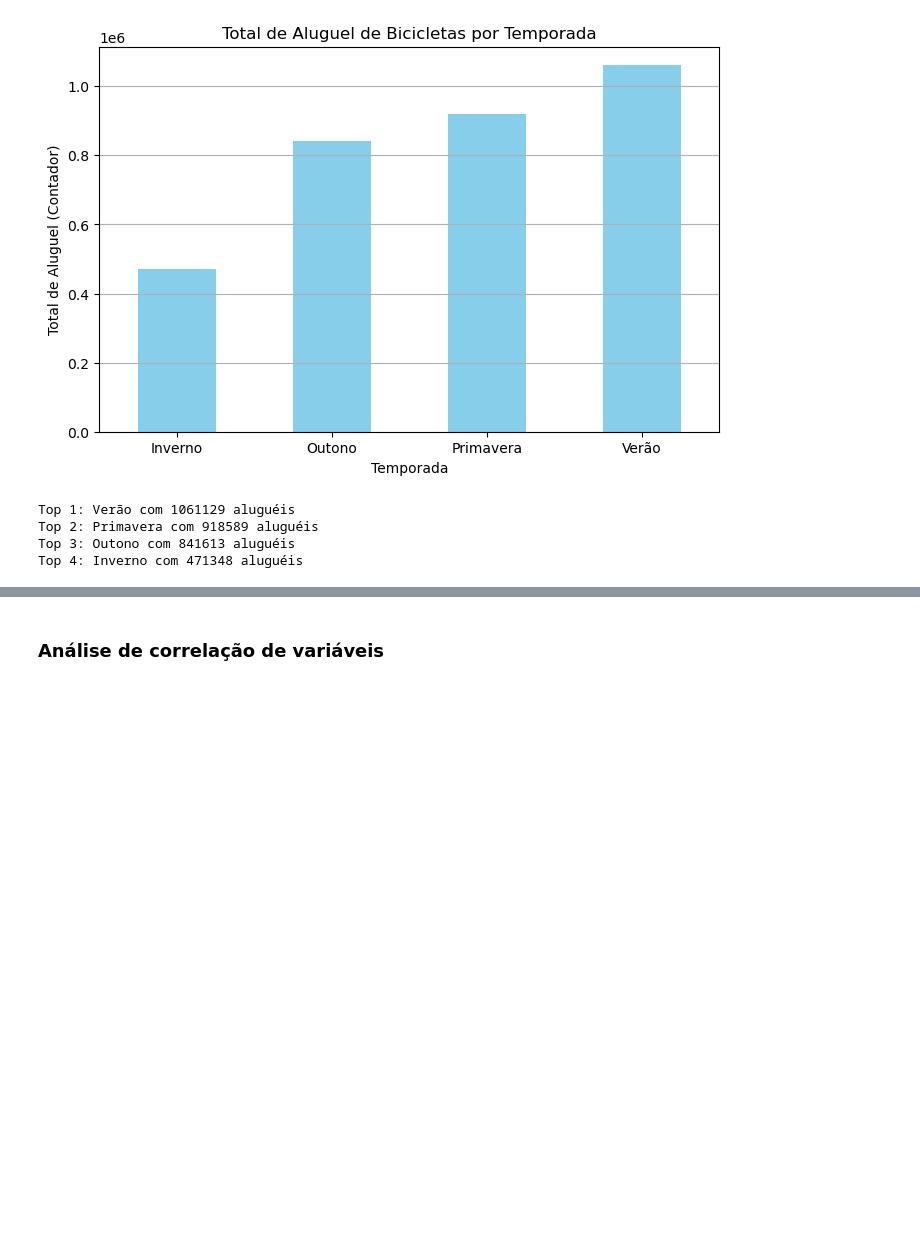
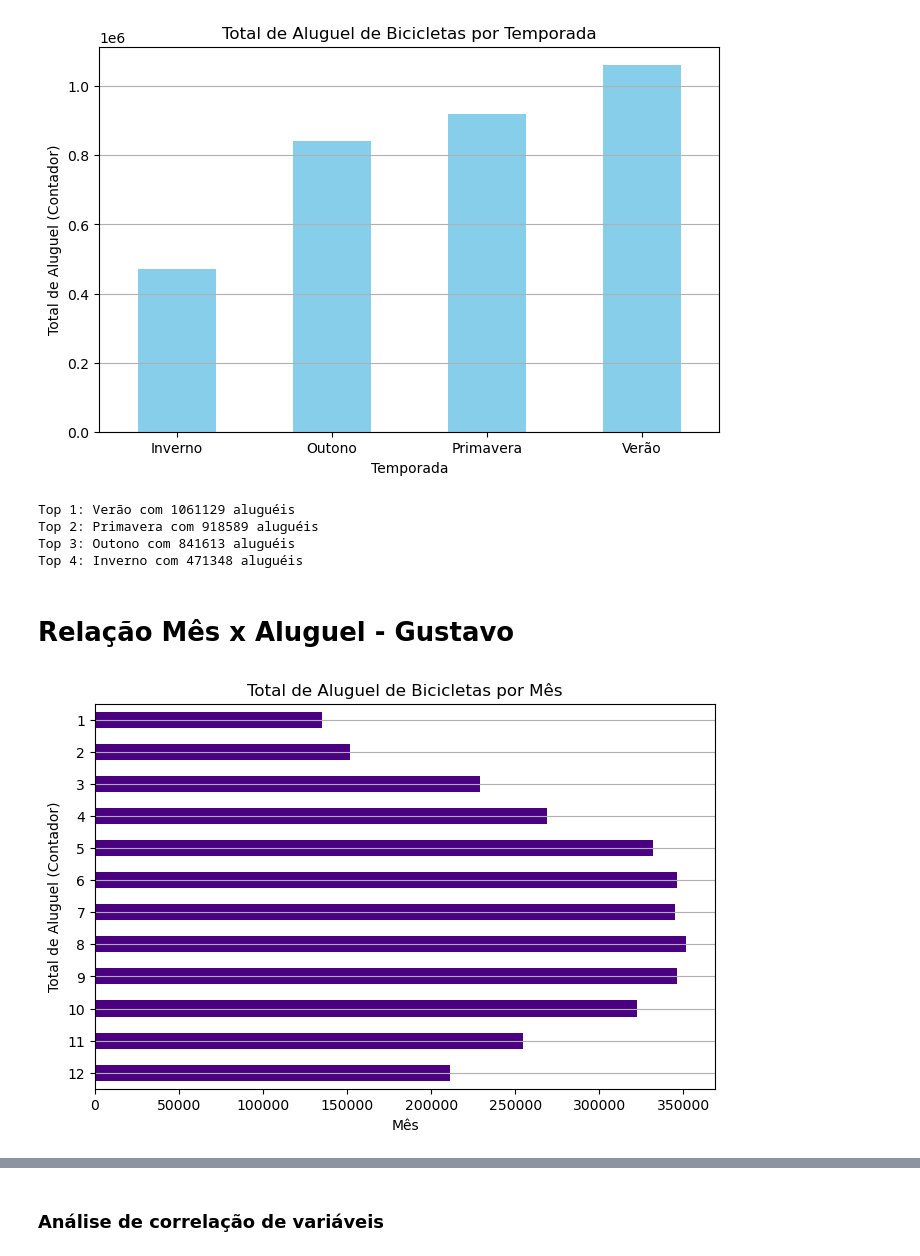
Before and after one commit to MarceloBindi30/A3_AnaliseDeDados, a Jupyter notebook: A3_Main.ipynb, the cells around one changed output, grey strips where cells are left out. Drawn from its saved outputs; the diff is of its cells as text; code cells hidden in the pictures; blank space fills up the shorter version.

Commit message:
relação mes x aluguel inicio customização do grafico

```diff
--- a/A3_Main.ipynb
+++ b/A3_Main.ipynb
@@ -184,3 +184,20 @@ Top 1: Verão com 1061129 aluguéis
 Top 2: Primavera com 918589 aluguéis
 Top 3: Outono com 841613 aluguéis
 Top 4: Inverno com 471348 aluguéis
+# %% [markdown]
+# Relação Mês x Aluguel - Gustavo
+# %%
+BikesPorMes = df_traduzido.groupby('Mês')['Total_Bikes'].sum()
+
+plt.figure(figsize=(8, 5))
+BikesPorMes.plot(kind='barh', color='#4B0082')
+plt.title('Total de Aluguel de Bicicletas por Mês')
+plt.xlabel('Mês')
+plt.ylabel('Total de Aluguel (Contador)')
+plt.xticks(rotation=0)
+plt.grid(axis='y')
+plt.gca().invert_yaxis()
+
+plt.show()
+# %% [output]
+[figure, added]
```
Also changed, not shown: parts of 1 cell of this notebook.
